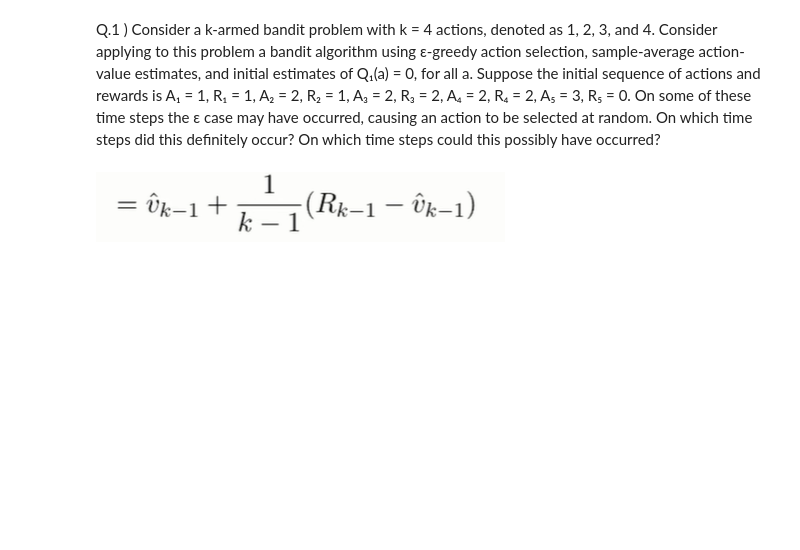
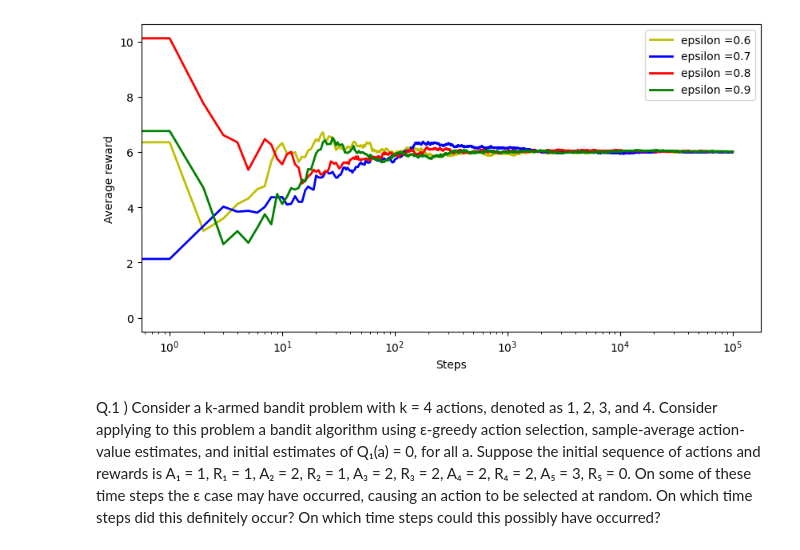
Before and after one commit to prathameshk30/PyTorch-Algo-Intro, a Jupyter notebook: Reinforcement__Learning_intro.ipynb, the cells around one changed output. Saved outputs shown, nothing was run; the diff lists cells and outputs as text; code cells hidden in the pictures; blank space fills up the shorter version.

```diff
--- a/Reinforcement__Learning_intro.ipynb
+++ b/Reinforcement__Learning_intro.ipynb
@@ -11,4 +135,15 @@ import matplotlib.pyplot as plt
+# %%
+plt.plot(np.arange(total_steps+1),meanRewardList[6],linewidth=2, color='y', label='epsilon =0.6')
+plt.plot(np.arange(total_steps+1),meanRewardList[7],linewidth=2, color='b', label='epsilon =0.7')
+plt.plot(np.arange(total_steps+1),meanRewardList[8],linewidth=2, color='r', label='epsilon =0.8')
+plt.plot(np.arange(total_steps+1),meanRewardList[9],linewidth=2, color='g', label='epsilon =0.9')
+plt.xscale("log")
+plt.xlabel('Steps')
+plt.ylabel('Average reward')
+plt.legend()
+plt.rcParams['figure.figsize'] = [10, 5]
+plt.show()
+# %% [output]
+[figure, added]
 # %% [markdown]
 Q.1 ) Consider a k-armed bandit problem with k = 4 actions, denoted as 1, 2, 3, and 4. Consider applying to this problem a bandit algorithm using ε-greedy action selection, sample-average action-value estimates, and initial estimates of Q₁(a) = 0, for all a. Suppose the initial sequence of actions and rewards is A₁ = 1, R₁ = 1, A₂ = 2, R₂ = 1, A₃ = 2, R₃ = 2, A₄ = 2, R₄ = 2, A₅ = 3, R₅ = 0. On some of these time steps the ε case may have occurred, causing an action to be selected at random. On which time steps did this definitely occur? On which time steps could this possibly have occurred?
-# %% [markdown]
-![image.png](embedded-picture-1)
```
Also changed, not shown: parts of 10 cells of this notebook.
